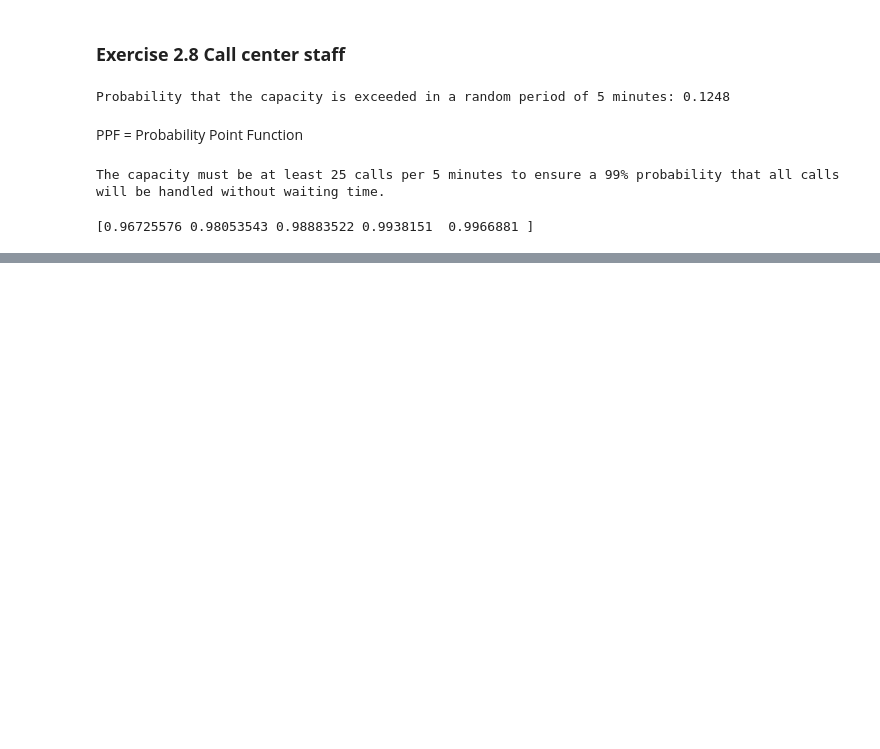
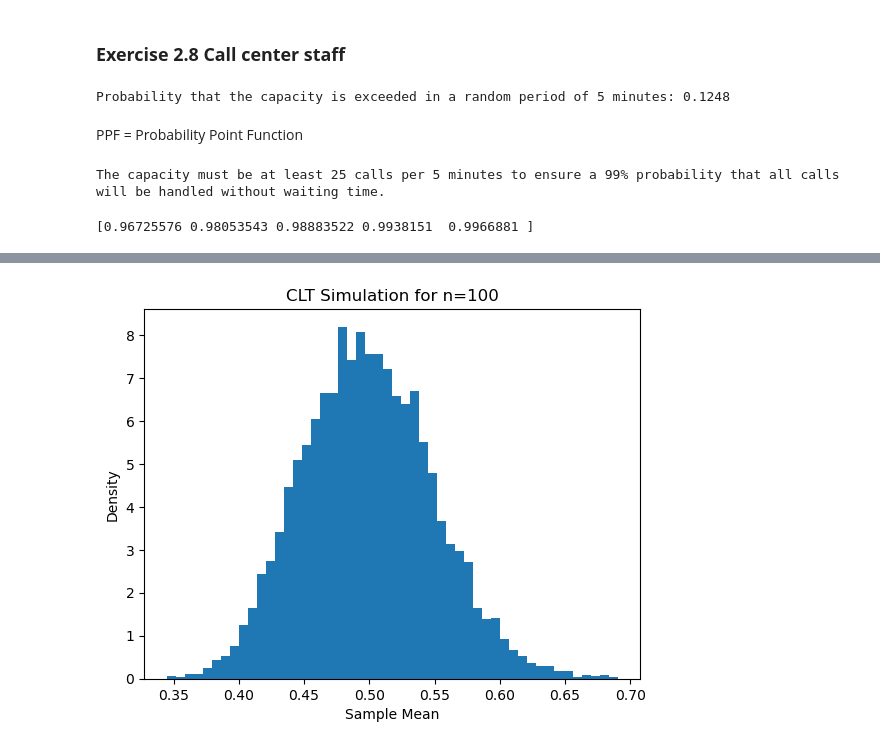
Before and after one commit to DennisErenDogulu/StatisticsExam, a Jupyter notebook: 2_Random_Variables.ipynb, the cells around one changed output, grey strips where cells are left out. Cells and saved outputs as stored; diff of their text form; code cells hidden in the pictures; blank space fills up the shorter version.

```diff
--- a/2_Random_Variables.ipynb
+++ b/2_Random_Variables.ipynb
@@ -183,0 +231,15 @@ print(stats.poisson.cdf(k=[22,23,24,25,26], mu=15))
+# %%
+# For 5000 means, each calculated from 100 data from exponential distribution, the histogram shows normal distribution of the sample means.
+import numpy as np
+import matplotlib.pyplot as plt
+
+# Simulation for illustration
+n = 100
+means = [np.mean(np.random.exponential(1/2, n)) for _ in range(5000)]
+plt.hist(means, bins=50, density=True)
+plt.title("CLT Simulation for n=100")
+plt.xlabel("Sample Mean")
+plt.ylabel("Density")
+plt.show()
+# %% [output]
+[figure, added]
```
Also changed, not shown: parts of 8 cells of this notebook.
